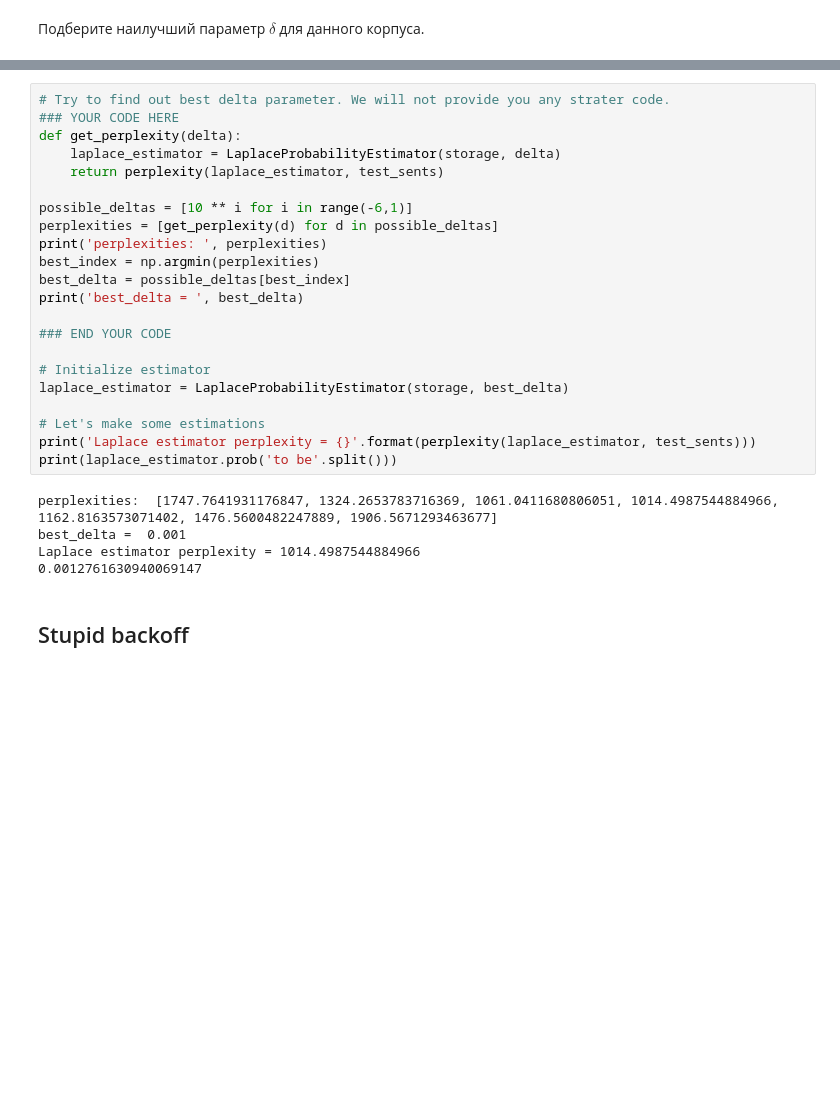
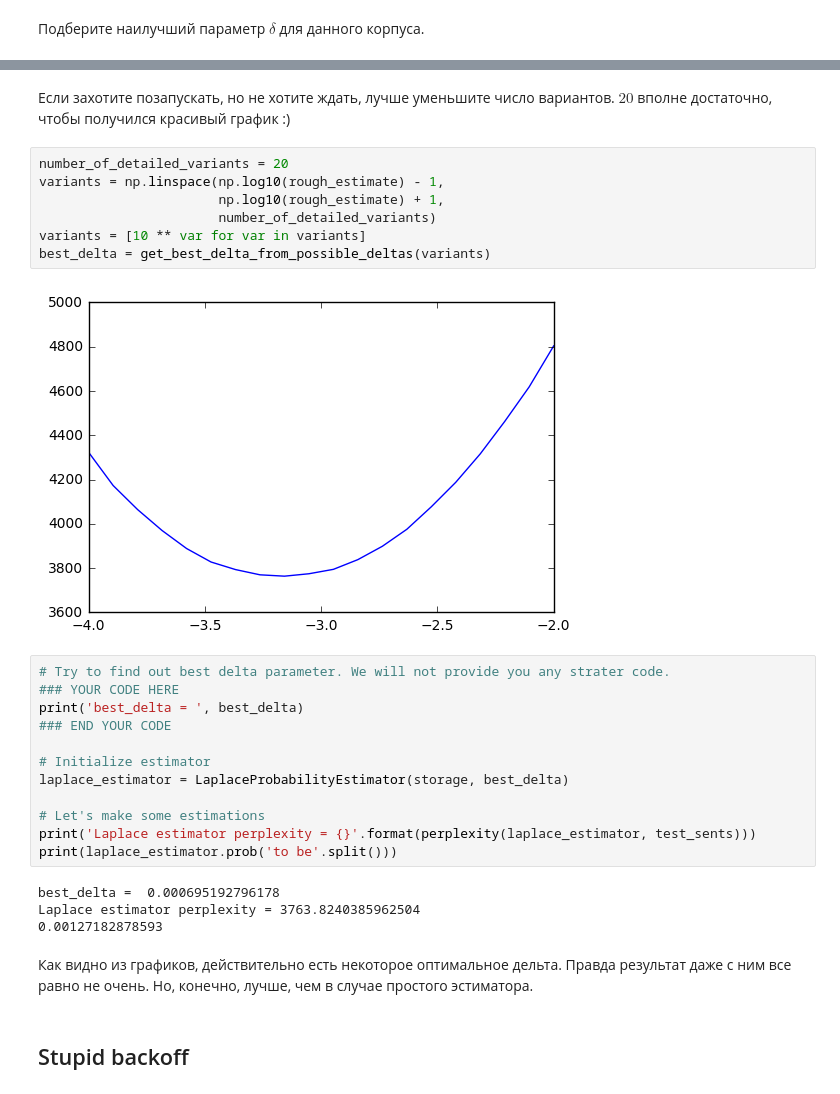
Before and after one commit to onaga1958/SHAD-NLP, a Jupyter notebook: hw/1/NLP_LM_2017.ipynb, the cells around one changed output, grey strips where cells are left out. Drawn from its saved outputs; the diff is of its cells as text; blank space fills up the shorter version.

```diff
--- a/hw/1/NLP_LM_2017.ipynb
+++ b/hw/1/NLP_LM_2017.ipynb
@@ -425,17 +449,18 @@ class LaplaceProbabilityEstimator:
+# %% [markdown]
+Если захотите позапускать, но не хотите ждать, лучше уменьшите число вариантов. $20$ вполне достаточно, чтобы получился красивый график :)
+# %%
+number_of_detailed_variants = 20
+variants = np.linspace(np.log10(rough_estimate) - 1,
+                       np.log10(rough_estimate) + 1,
+                       number_of_detailed_variants)
+variants = [10 ** var for var in variants]
+best_delta = get_best_delta_from_possible_deltas(variants)
+# %% [output]
+[figure, added]
 # %%
 # Try to find out best delta parameter. We will not provide you any strater code.
 ### YOUR CODE HERE
-def get_perplexity(delta):
-    laplace_estimator = LaplaceProbabilityEstimator(storage, delta)
-    return perplexity(laplace_estimator, test_sents)
-
-possible_deltas = [10 ** i for i in range(-6,1)]
-perplexities = [get_perplexity(d) for d in possible_deltas]
-print('perplexities: ', perplexities)
-best_index = np.argmin(perplexities)
-best_delta = possible_deltas[best_index]
 print('best_delta = ', best_delta)
-
 ### END YOUR CODE
 
 # Initialize estimator
@@ -445,10 +470,11 @@ laplace_estimator = LaplaceProbabilityEstimator(storage, best_delta)
 print('Laplace estimator perplexity = {}'.format(perplexity(laplace_estimator, test_sents)))
 print(laplace_estimator.prob('to be'.split()))
 # %% [output]
-perplexities:  [1747.7641931176847, 1324.2653783716369, 1061.0411680806051, 1014.4987544884966, 1162.8163573071402, 1476.5600482247889, 1906.5671293463677]
-best_delta =  0.001
-Laplace estimator perplexity = 1014.4987544884966
-0.0012761630940069147
+best_delta =  0.000695192796178
+Laplace estimator perplexity = 3763.8240385962504
+0.00127182878593
+# %% [markdown]
+Как видно из графиков, действительно есть некоторое оптимальное дельта. Правда результат даже с ним все равно не очень. Но, конечно, лучше, чем в случае простого эстиматора.
 # %% [markdown]
 ## Stupid backoff
 # %% [markdown]
```
Also changed, not shown: parts of 27 cells of this notebook.
